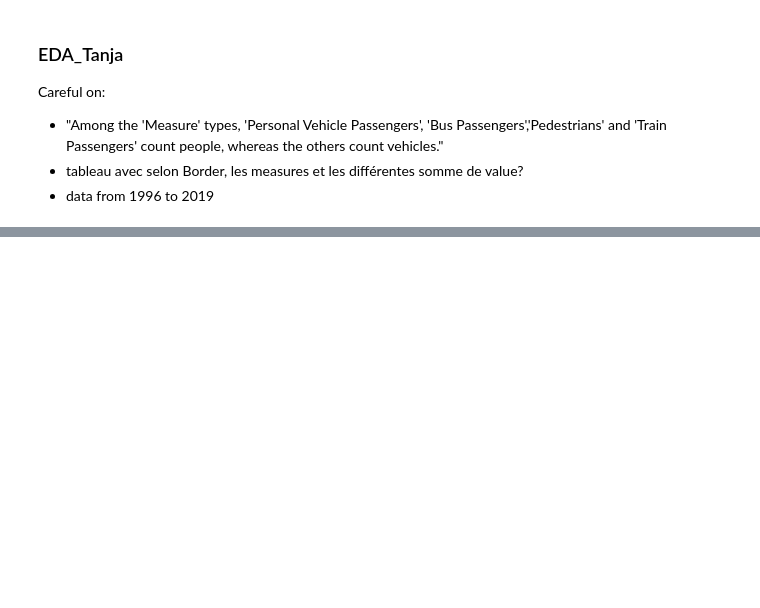
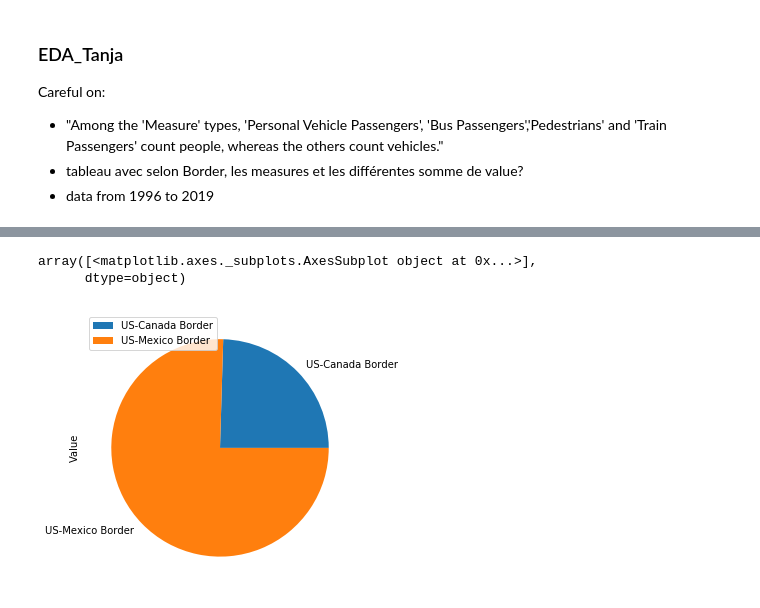
Before and after one commit to rnaua/DMML2019_Team_Swatch, a Jupyter notebook: code/EDA_Tanja.ipynb, the cells around one changed output, grey strips where cells are left out. Drawn from its saved outputs; the diff is of its cells as text; code cells hidden in the pictures; blank space fills up the shorter version.

```diff
--- a/code/EDA_Tanja.ipynb
+++ b/code/EDA_Tanja.ipynb
@@ -34,0 +81,8 @@ df_people
+# %%
+# piechart
+df_people_pie = pd.DataFrame({'Value': [1645990588,5064458190]},index=['US-Canada Border', 'US-Mexico Border'])
+df_people_pie.plot.pie( subplots=True, figsize=(5, 5))
+# %% [output]
+array([<matplotlib.axes._subplots.AxesSubplot object at 0x...>],
+      dtype=object)
+[figure, added]
```
Also changed, not shown: parts of 18 cells of this notebook.
